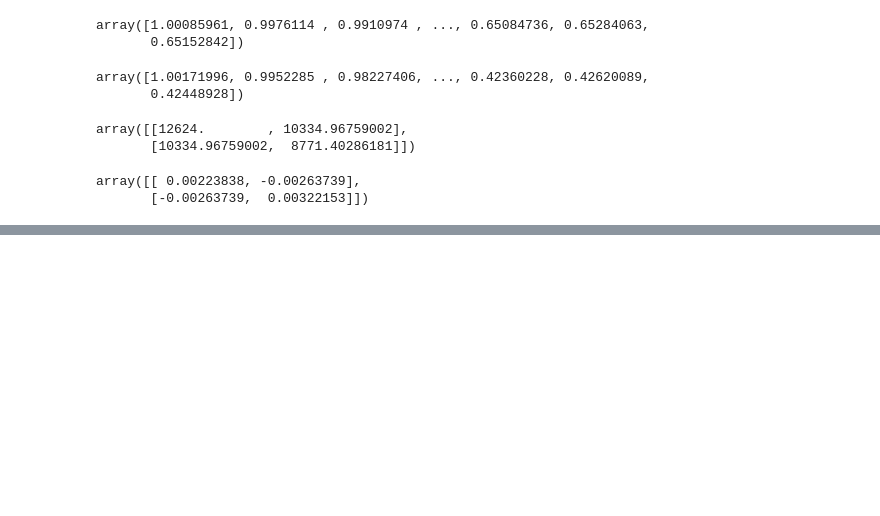
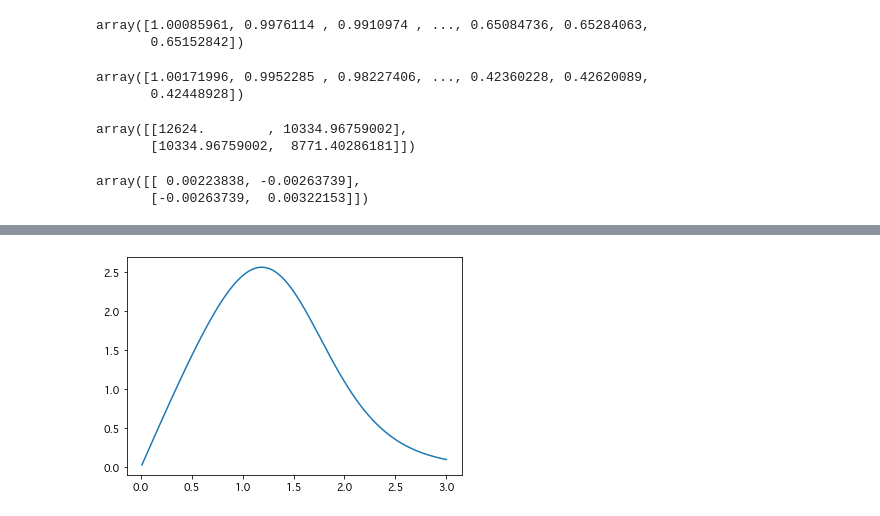
Before and after one commit to okuchap/DAA_Lucas, a Jupyter notebook: notebook/empirical_analysis.ipynb, the cells around one changed output, grey strips where cells are left out. Saved outputs shown, nothing was run; the diff lists cells and outputs as text; code cells hidden in the pictures; blank space fills up the shorter version.

```diff
--- a/notebook/empirical_analysis.ipynb
+++ b/notebook/empirical_analysis.ipynb
@@ -346,0 +374,7 @@ array([[ 0.00223838, -0.00263739],
+# %%
+x = np.linspace(0.01, 3.0, 300)
+y = 3*x*(np.exp(-3*x + 4.5))/(1 + np.exp(-3*x + 4.5))
+plt.plot(x,y)
+plt.show()
+# %% [output]
+[figure, added]
```
Also changed, not shown: parts of 18 cells of this notebook, 7 other files.
